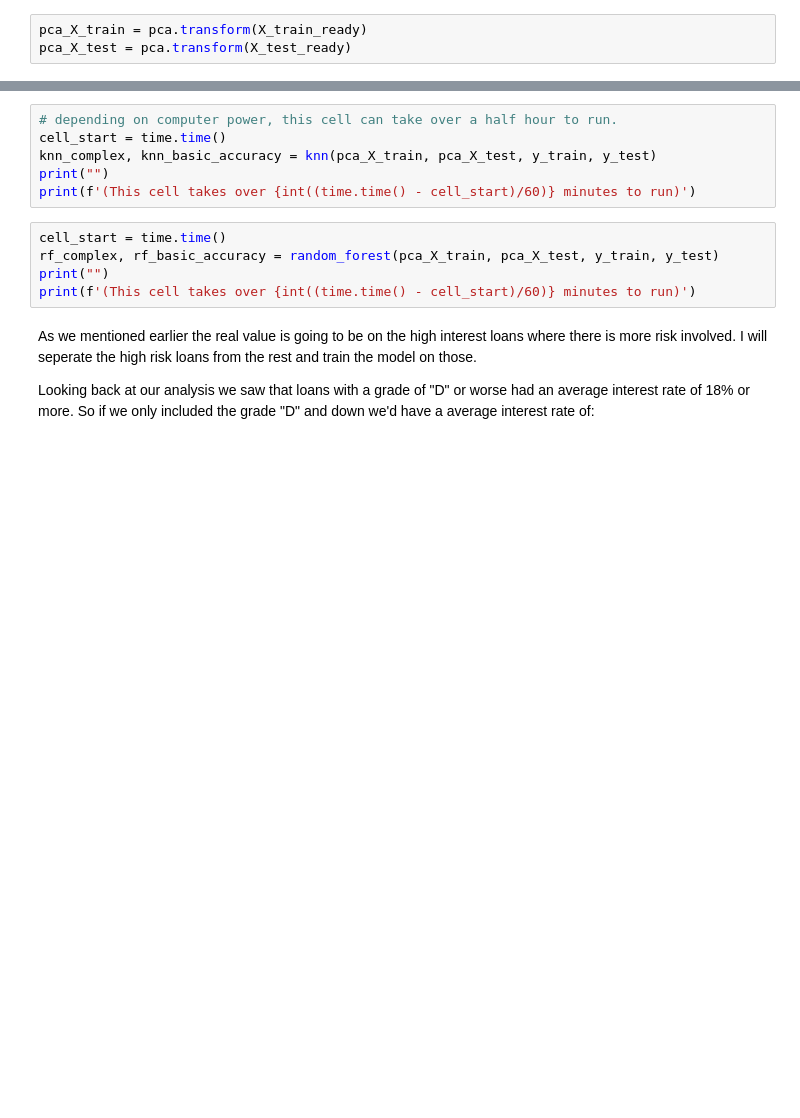
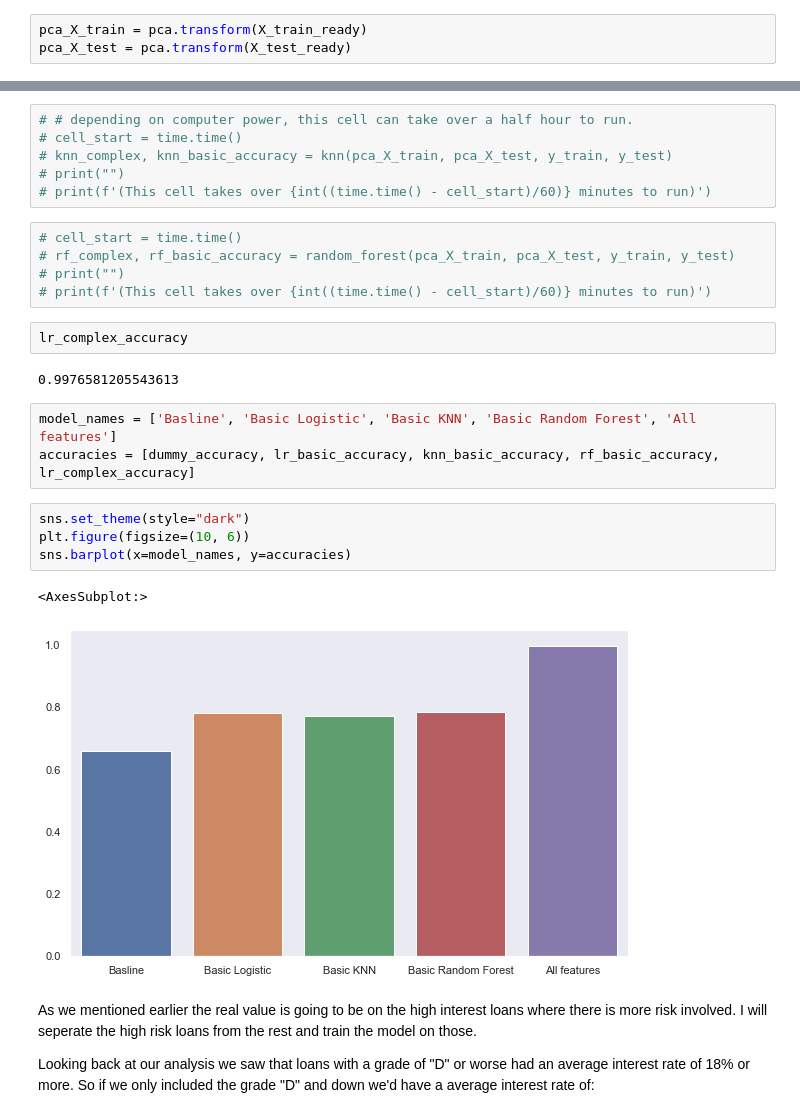
Before and after one commit to MNemanow/Loan_Default_classification, a Jupyter notebook: Modeling.ipynb, the cells around one changed output, grey strips where cells are left out. Saved outputs shown, nothing was run; the diff lists cells and outputs as text; blank space fills up the shorter version.

Commit message:
visualized model performance

```diff
--- a/Modeling.ipynb
+++ b/Modeling.ipynb
@@ -474,14 +585,28 @@ print(f'(This cell takes over {int((time.time() - cell_start)/60)} minutes to ru
 # %%
-# depending on computer power, this cell can take over a half hour to run.
-cell_start = time.time()
-knn_complex, knn_basic_accuracy = knn(pca_X_train, pca_X_test, y_train, y_test)
-print("")
-print(f'(This cell takes over {int((time.time() - cell_start)/60)} minutes to run)')
+# # depending on computer power, this cell can take over a half hour to run.
+# cell_start = time.time()
+# knn_complex, knn_basic_accuracy = knn(pca_X_train, pca_X_test, y_train, y_test)
+# print("")
+# print(f'(This cell takes over {int((time.time() - cell_start)/60)} minutes to run)')
 # %%
-cell_start = time.time()
-rf_complex, rf_basic_accuracy = random_forest(pca_X_train, pca_X_test, y_train, y_test)
-print("")
-print(f'(This cell takes over {int((time.time() - cell_start)/60)} minutes to run)')
+# cell_start = time.time()
+# rf_complex, rf_basic_accuracy = random_forest(pca_X_train, pca_X_test, y_train, y_test)
+# print("")
+# print(f'(This cell takes over {int((time.time() - cell_start)/60)} minutes to run)')
+# %%
+lr_complex_accuracy
+# %% [output]
+0.9976581205543613
+# %%
+model_names = ['Basline', 'Basic Logistic', 'Basic KNN', 'Basic Random Forest', 'All features']
+accuracies = [dummy_accuracy, lr_basic_accuracy, knn_basic_accuracy, rf_basic_accuracy, lr_complex_accuracy]
+# %%
+sns.set_theme(style="dark")
+plt.figure(figsize=(10, 6))
+sns.barplot(x=model_names, y=accuracies)
+# %% [output]
+<AxesSubplot:>
+[figure, added]
 # %% [markdown]
 As we mentioned earlier the real value is going to be on the high interest loans where there is more risk involved. I will seperate the high risk loans from the rest and train the model on those.
 
```
Also changed, not shown: parts of 13 cells of this notebook.
